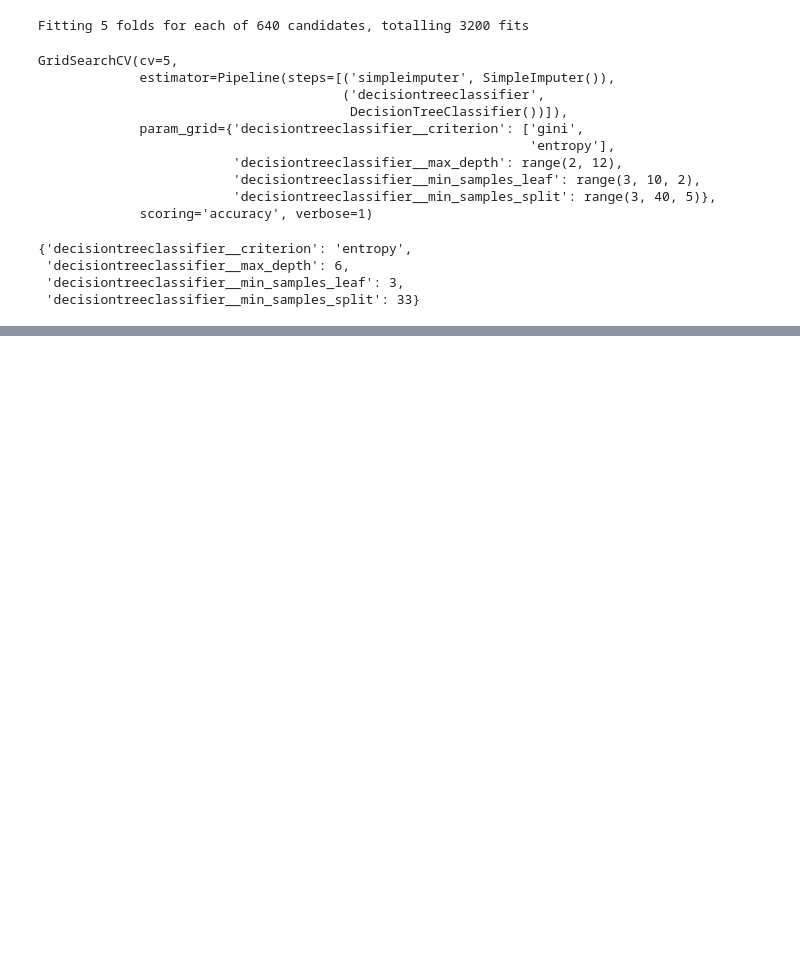
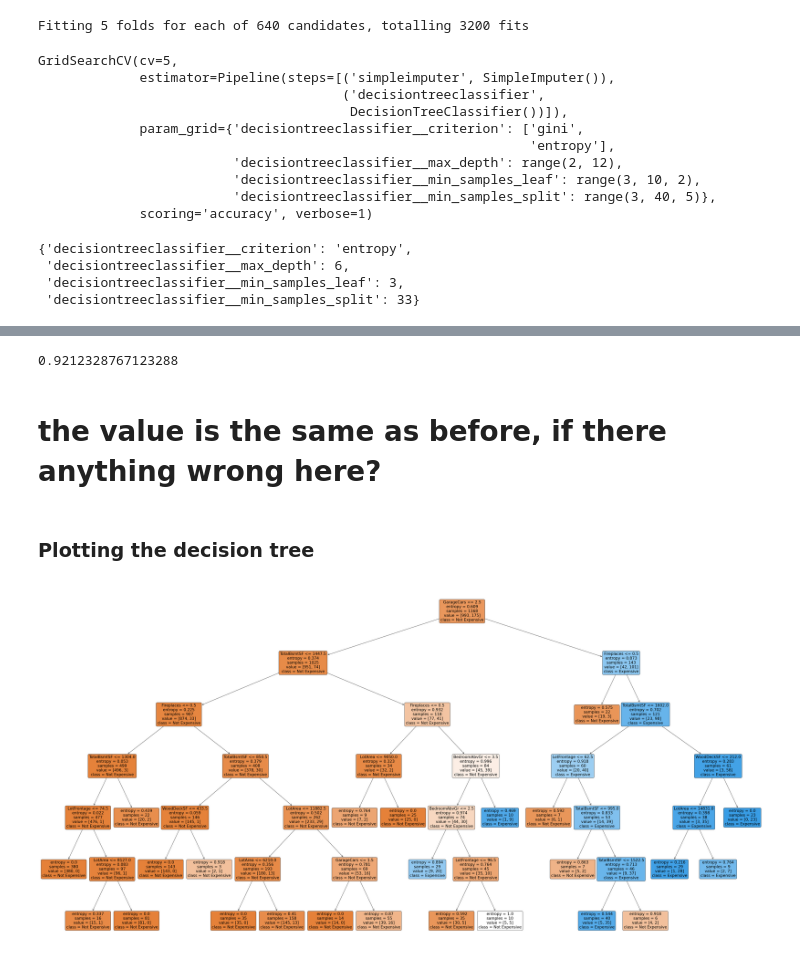
Before and after one commit to PhoenixCC0722/JoinTheGame_Magist, a Jupyter notebook: Chapter7_unsupervised_ML_03_classification__grid_search_and_cross_validation.ipynb, the cells around one changed output, grey strips where cells are left out. Drawn from its saved outputs; the diff is of its cells as text; code cells hidden in the pictures; blank space fills up the shorter version.

```diff
--- a/Chapter7_unsupervised_ML_03_classification__grid_search_and_cross_validation.ipynb
+++ b/Chapter7_unsupervised_ML_03_classification__grid_search_and_cross_validation.ipynb
@@ -631,3 +631,15 @@ search.best_params_
  'decisiontreeclassifier__min_samples_leaf': 3,
 
  'decisiontreeclassifier__min_samples_split': 33}
+# %%
+# default value of filter: criterion='gini', max_depth=None, min_samples_split=2, min_samples_leaf=1, min_samples_splitint or float, default=2.
+# initialize the model
+my_tree_best_param = DecisionTreeClassifier(criterion='entropy',
+                                            max_depth=6,
+                                            min_samples_leaf=3,
+                                            min_samples_split=33
+                                          )
+# %%
+# fit the model to the train data
+my_tree_best_param.fit(X = X_num_imputed_train,
+            y = y_train)
@@ -633,0 +665,24 @@ search.best_params_
+# %%
+accuracy_score(y_true = y_test,
+               y_pred = y_pred_tree_test)
+# %% [output]
+0.9212328767123288
+# %% [markdown]
+# the value is the same as before, if there anything wrong here?
+# %% [markdown]
+### Plotting the decision tree
+# %%
+import matplotlib.pyplot as plt
+from sklearn.tree import plot_tree
+
+plt.figure(figsize=(64, 32))
+
+plot_tree(
+     my_tree_best_param,
+     filled=True,
+     rounded=True,
+     class_names=['Not Expensive','Expensive'],
+     feature_names=X_num.columns
+     );
+# %% [output]
+[figure, added]
```
Also changed, not shown: parts of 7 cells of this notebook.
